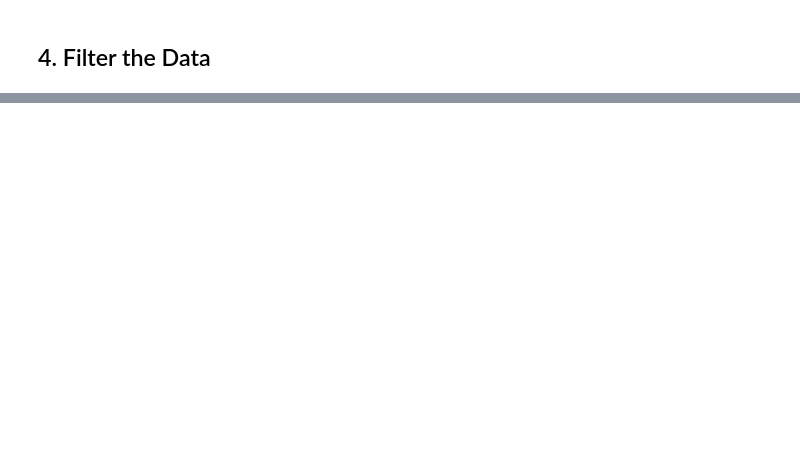
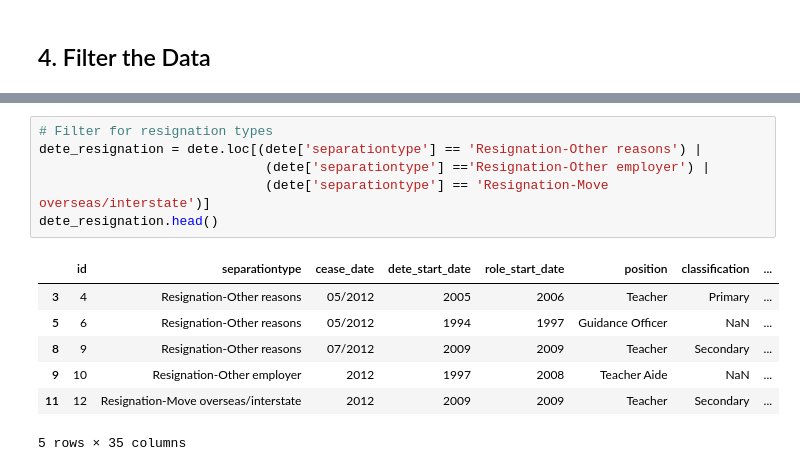
Before and after one commit to slp22/dataquest-projects, a Jupyter notebook: 3_1_dataquest_exit_surveys.ipynb, the cells around one changed output, grey strips where cells are left out. Cells and saved outputs as stored; diff of their text form; blank space fills up the shorter version.

```diff
--- a/3_1_dataquest_exit_surveys.ipynb
+++ b/3_1_dataquest_exit_surveys.ipynb
@@ -282,0 +343,14 @@ tafe.rename({'Record ID': 'id',
+# %%
+# Filter for resignation types
+dete_resignation = dete.loc[(dete['separationtype'] == 'Resignation-Other reasons') |
+                             (dete['separationtype'] =='Resignation-Other employer') |
+                             (dete['separationtype'] == 'Resignation-Move overseas/interstate')]
+dete_resignation.head()
+# %% [output]
+|  | id | separationtype | cease_date | dete_start_date | role_start_date | position | classification | ... |
+| 3 | 4 | Resignation-Other reasons | 05/2012 | 2005 | 2006 | Teacher | Primary | ... |
+| 5 | 6 | Resignation-Other reasons | 05/2012 | 1994 | 1997 | Guidance Officer | NaN | ... |
+| 8 | 9 | Resignation-Other reasons | 07/2012 | 2009 | 2009 | Teacher | Secondary | ... |
+| 9 | 10 | Resignation-Other employer | 2012 | 1997 | 2008 | Teacher Aide | NaN | ... |
+| 11 | 12 | Resignation-Move overseas/interstate | 2012 | 2009 | 2009 | Teacher | Secondary | ... |
+5 rows × 35 columns
```
Also changed, not shown: parts of 12 cells of this notebook.
